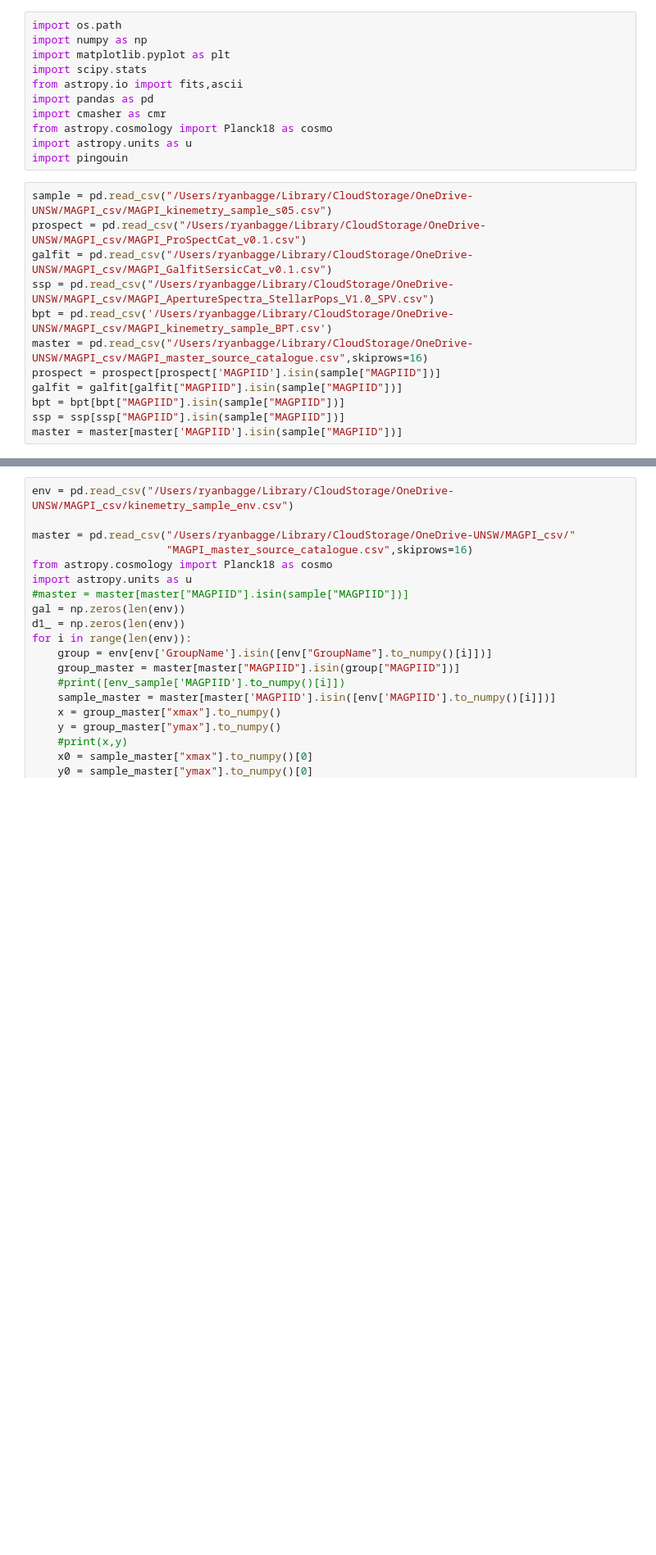
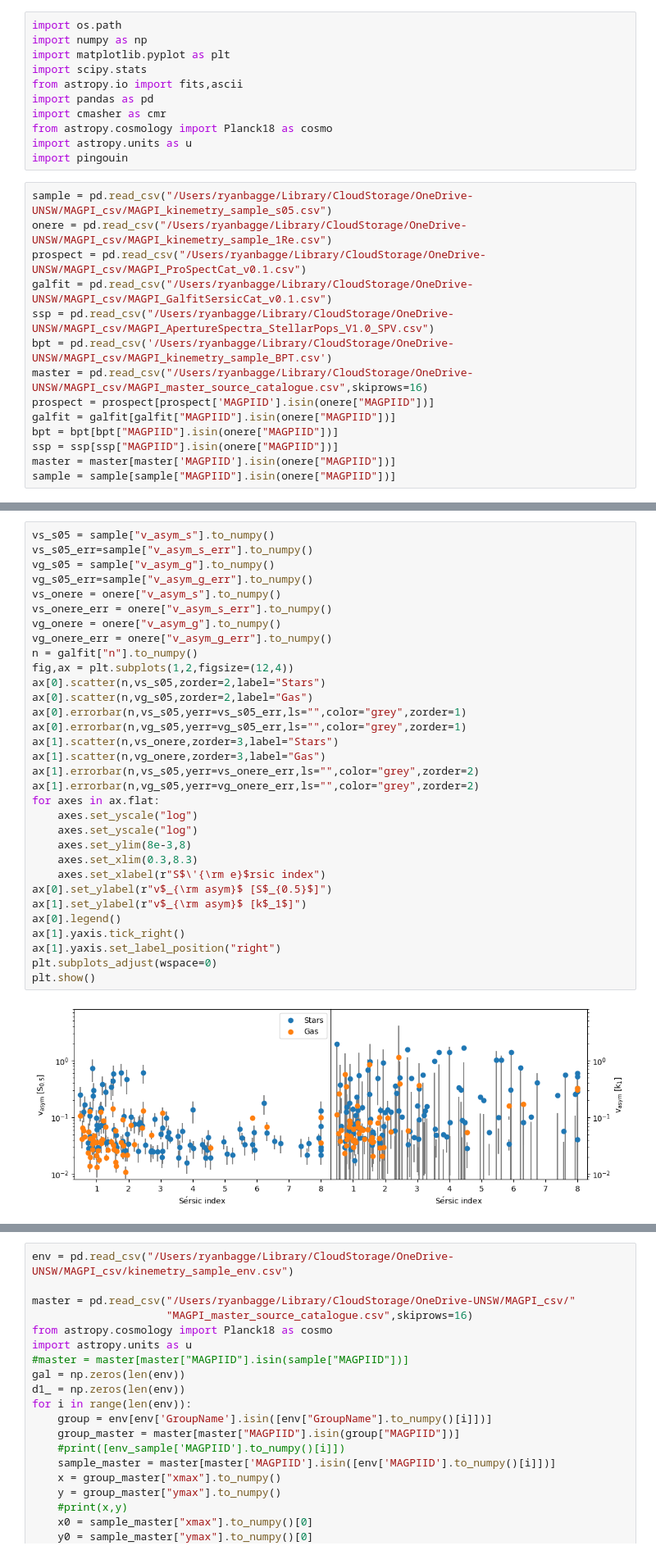
Before and after one commit to r-bagge/MAGPI_kinematics, a Jupyter notebook: plots.ipynb, the cells around one changed output, grey strips where cells are left out. Shown at 82% size. Saved outputs shown, nothing was run; the diff lists cells and outputs as text; blank space fills up the shorter version.

```diff
--- a/plots.ipynb
+++ b/plots.ipynb
@@ -11,13 +11,15 @@ import astropy.units as u
 import pingouin
 # %%
 sample = pd.read_csv("/Users/ryanbagge/Library/CloudStorage/OneDrive-UNSW/MAGPI_csv/MAGPI_kinemetry_sample_s05.csv")
+onere = pd.read_csv("/Users/ryanbagge/Library/CloudStorage/OneDrive-UNSW/MAGPI_csv/MAGPI_kinemetry_sample_1Re.csv")
 prospect = pd.read_csv("/Users/ryanbagge/Library/CloudStorage/OneDrive-UNSW/MAGPI_csv/MAGPI_ProSpectCat_v0.1.csv")
 galfit = pd.read_csv("/Users/ryanbagge/Library/CloudStorage/OneDrive-UNSW/MAGPI_csv/MAGPI_GalfitSersicCat_v0.1.csv")
 ssp = pd.read_csv("/Users/ryanbagge/Library/CloudStorage/OneDrive-UNSW/MAGPI_csv/MAGPI_ApertureSpectra_StellarPops_V1.0_SPV.csv")
 bpt = pd.read_csv('/Users/ryanbagge/Library/CloudStorage/OneDrive-UNSW/MAGPI_csv/MAGPI_kinemetry_sample_BPT.csv')
 master = pd.read_csv("/Users/ryanbagge/Library/CloudStorage/OneDrive-UNSW/MAGPI_csv/MAGPI_master_source_catalogue.csv",skiprows=16)
-prospect = prospect[prospect['MAGPIID'].isin(sample["MAGPIID"])]
-galfit = galfit[galfit["MAGPIID"].isin(sample["MAGPIID"])]
-bpt = bpt[bpt["MAGPIID"].isin(sample["MAGPIID"])]
-ssp = ssp[ssp["MAGPIID"].isin(sample["MAGPIID"])]
-master = master[master['MAGPIID'].isin(sample["MAGPIID"])]
+prospect = prospect[prospect['MAGPIID'].isin(onere["MAGPIID"])]
+galfit = galfit[galfit["MAGPIID"].isin(onere["MAGPIID"])]
+bpt = bpt[bpt["MAGPIID"].isin(onere["MAGPIID"])]
+ssp = ssp[ssp["MAGPIID"].isin(onere["MAGPIID"])]
+master = master[master['MAGPIID'].isin(onere["MAGPIID"])]
+sample = sample[sample["MAGPIID"].isin(onere["MAGPIID"])]
@@ -24 +30,35 @@ master = master[master['MAGPIID'].isin(sample["MAGPIID"])]
+# %%
+vs_s05 = sample["v_asym_s"].to_numpy()
+vs_s05_err=sample["v_asym_s_err"].to_numpy()
+vg_s05 = sample["v_asym_g"].to_numpy()
+vg_s05_err=sample["v_asym_g_err"].to_numpy()
+vs_onere = onere["v_asym_s"].to_numpy()
+vs_onere_err = onere["v_asym_s_err"].to_numpy()
+vg_onere = onere["v_asym_g"].to_numpy()
+vg_onere_err = onere["v_asym_g_err"].to_numpy()
+n = galfit["n"].to_numpy()
+fig,ax = plt.subplots(1,2,figsize=(12,4))
+ax[0].scatter(n,vs_s05,zorder=2,label="Stars")
+ax[0].scatter(n,vg_s05,zorder=2,label="Gas")
+ax[0].errorbar(n,vs_s05,yerr=vs_s05_err,ls="",color="grey",zorder=1)
+ax[0].errorbar(n,vg_s05,yerr=vg_s05_err,ls="",color="grey",zorder=1)
+ax[1].scatter(n,vs_onere,zorder=3,label="Stars")
+ax[1].scatter(n,vg_onere,zorder=3,label="Gas")
+ax[1].errorbar(n,vs_s05,yerr=vs_onere_err,ls="",color="grey",zorder=2)
+ax[1].errorbar(n,vg_s05,yerr=vg_onere_err,ls="",color="grey",zorder=2)
+for axes in ax.flat:
+    axes.set_yscale("log")
+    axes.set_yscale("log")
+    axes.set_ylim(8e-3,8)
+    axes.set_xlim(0.3,8.3)
+    axes.set_xlabel(r"S$\'{\rm e}$rsic index")
+ax[0].set_ylabel(r"v$_{\rm asym}$ [S$_{0.5}$]")
+ax[1].set_ylabel(r"v$_{\rm asym}$ [k$_1$]")
+ax[0].legend()
+ax[1].yaxis.tick_right()
+ax[1].yaxis.set_label_position("right")
+plt.subplots_adjust(wspace=0)
+plt.show()
+# %% [output]
+[figure, added]
 # %%
```
Also changed, not shown: parts of 13 cells of this notebook.
